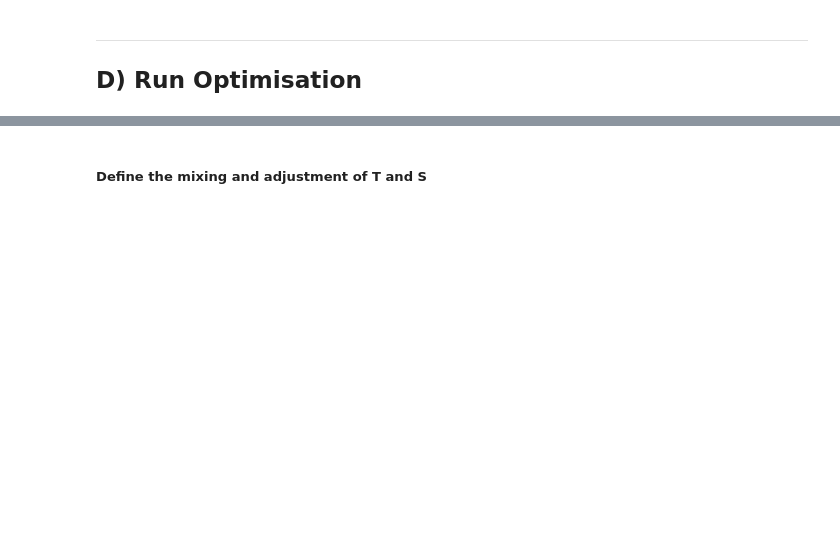
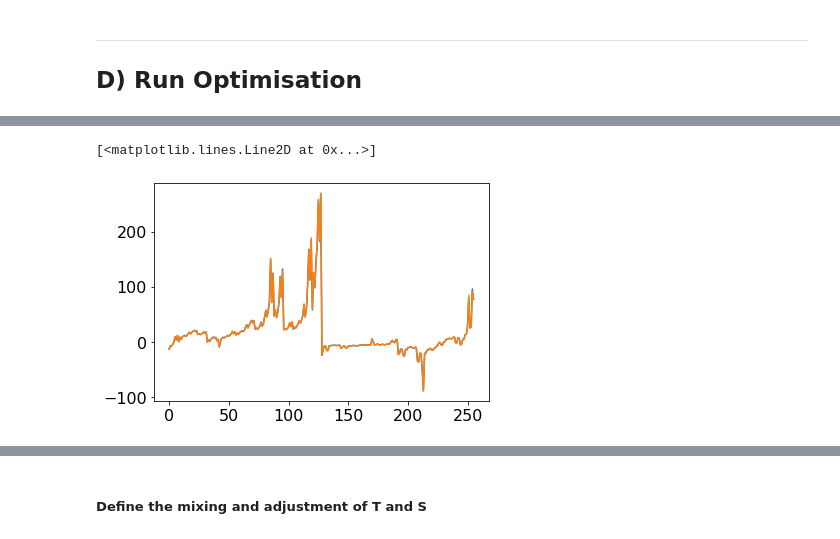
Before and after one commit to taimoorsohail/Min_Max_Transform, a Jupyter notebook: MinMixFinal.ipynb, the cells around one changed output, grey strips where cells are left out. Saved outputs shown, nothing was run; the diff lists cells and outputs as text; code cells hidden in the pictures; blank space fills up the shorter version.

```diff
--- a/MinMixFinal.ipynb
+++ b/MinMixFinal.ipynb
@@ -392,0 +402,6 @@ Wall time: 560 ms
+# %%
+plt.plot((A@xxx))
+plt.plot((b))
+# %% [output]
+[<matplotlib.lines.Line2D at 0x...>]
+[figure, added]
```
Also changed, not shown: parts of 17 cells of this notebook.
